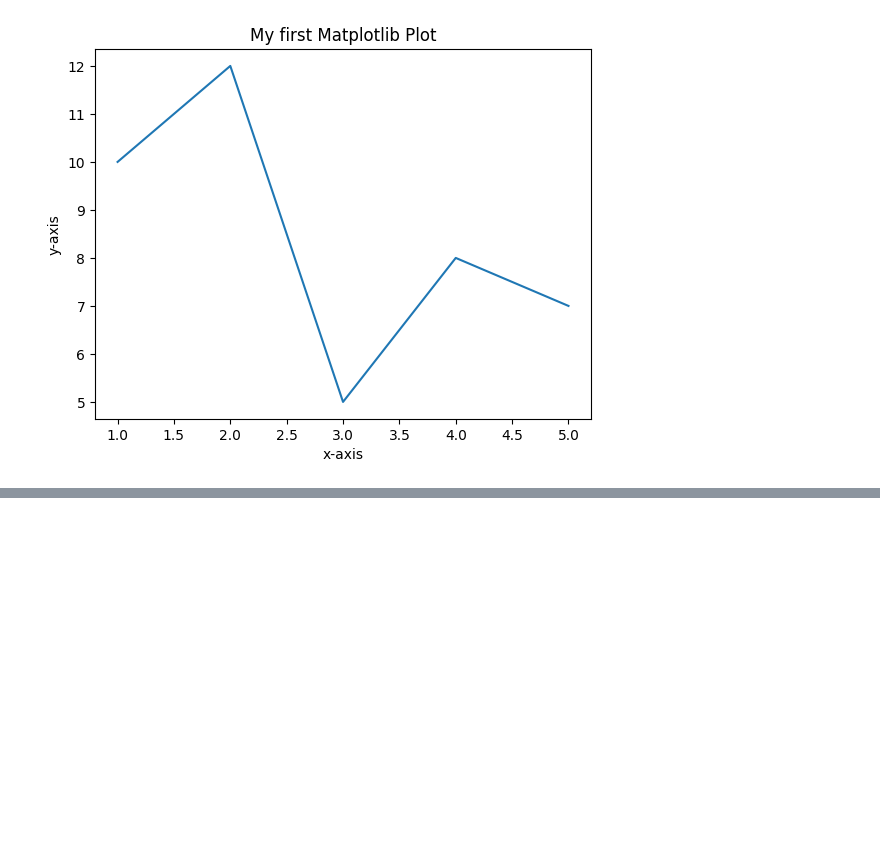
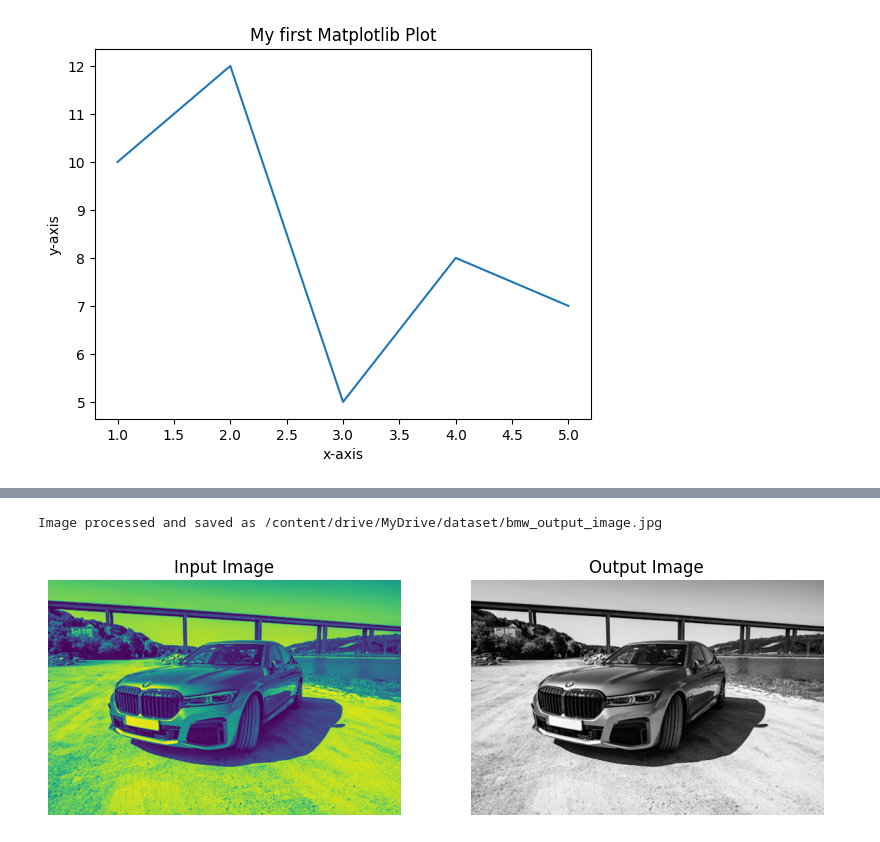
Before and after one commit to Ammar-creator-cmd/DataVisualization, a Jupyter notebook: ImageProcessor.ipynb, the cells around one changed output, grey strips where cells are left out. Saved outputs shown, nothing was run; the diff lists cells and outputs as text; code cells hidden in the pictures; blank space fills up the shorter version.

```diff
--- a/ImageProcessor.ipynb
+++ b/ImageProcessor.ipynb
@@ -20,0 +52,40 @@ plt.show()
+# %%
+#function to process an image
+def process_image(input_path, output_path):
+  #load image from the input path
+  image = cv2.imread(input_path)
+  #check if the image was loaded successfully(optional tho)
+  if image is None:
+    print("Error : Unable to load image.")
+    return
+
+  #convert the image to grayscale
+  grayscale_image = cv2.cvtColor(image, cv2.COLOR_BGR2GRAY)
+
+  #save the processed image to the output path
+  cv2.imwrite(output_path, grayscale_image)
+  print(f"Image processed and saved as {output_path}")
+
+  #display the input image
+  plt.figure(figsize= (10, 5))
+  plt.subplot(1, 2, 1)
+  plt.imshow(cv2.cvtColor(image, cv2.COLOR_BGR2GRAY))
+  plt.title("Input Image")
+  plt.axis("off")
+
+  #display output image
+  plt.subplot(1, 2, 2)
+  plt.imshow(grayscale_image, cmap="gray")
+  plt.title("Output Image")
+  plt.axis("off")
+# %%
+import cv2
+
+# Input and output file paths (replace these with your own image paths in Google Drive)
+input_image_path = '/content/drive/MyDrive/dataset/bmw_input_image.jpg'  # Replace with your input image file path
+output_image_path = '/content/drive/MyDrive/dataset/bmw_output_image.jpg'  # Replace with your desired output image file path
+# Process the image
+process_image(input_image_path, output_image_path)
+# %% [output]
+Image processed and saved as /content/drive/MyDrive/dataset/bmw_output_image.jpg
+[figure, added]
```
Also changed, not shown: parts of 4 cells of this notebook.
